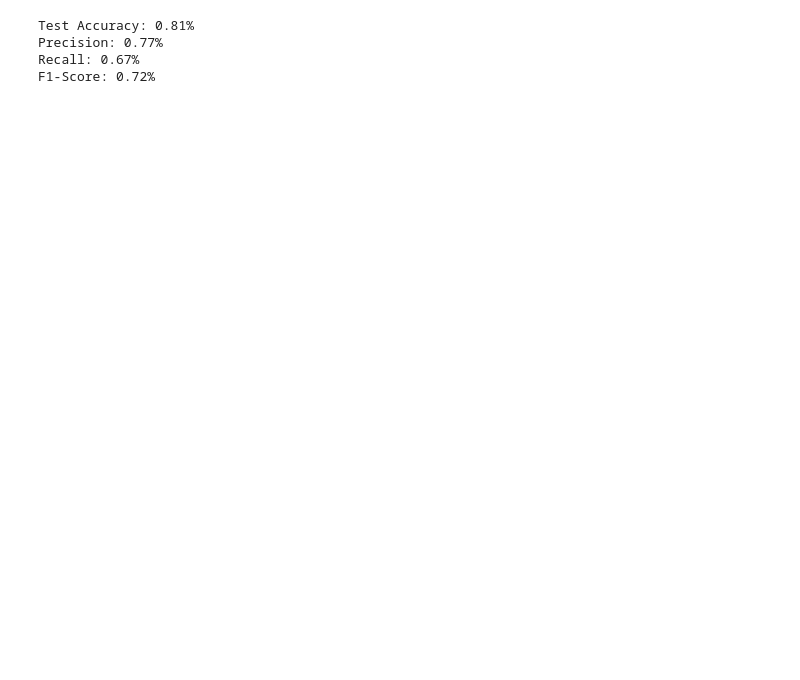
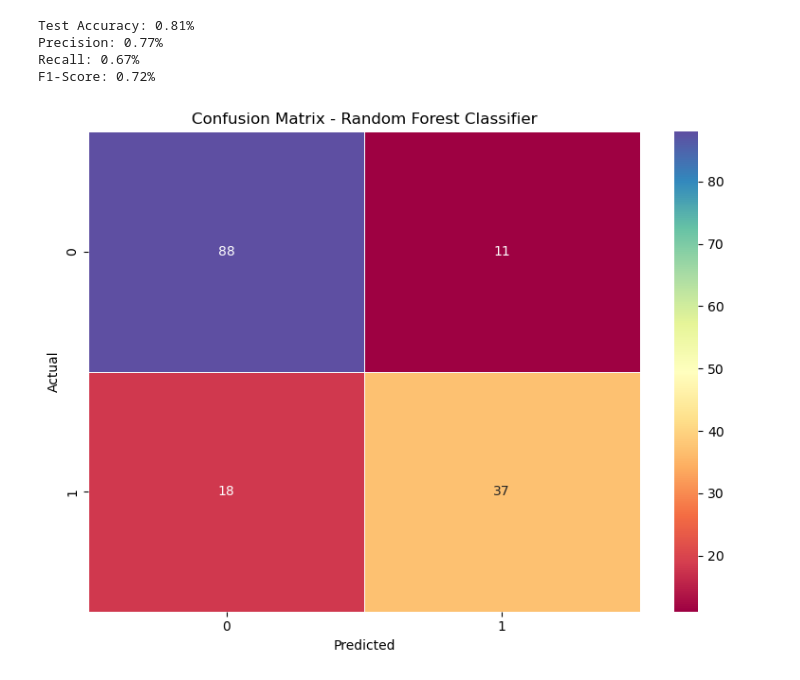
Before and after one commit to aadi654/DLF_Assignments, a Jupyter notebook: Assignment 1/Assignment1.ipynb, the cells around one changed output. Saved outputs shown, nothing was run; the diff lists cells and outputs as text; code cells hidden in the pictures; blank space fills up the shorter version.

```diff
--- a/Assignment 1/Assignment1.ipynb
+++ b/Assignment 1/Assignment1.ipynb
@@ -251,3 +278,18 @@ Test Accuracy: 0.81%
 Precision: 0.77%
 Recall: 0.67%
 F1-Score: 0.72%
+# %%
+# Generate the confusion matrix for Random Forest predictions
+rf_confusion_matrix = confusion_matrix(y_test, y_pred)
+
+# Plot the confusion matrix as a heatmap
+plt.figure(figsize=(8, 6))
+sns.heatmap(rf_confusion_matrix, annot=True, fmt='d', cmap='Spectral', linewidths=0.5)
+plt.title('Confusion Matrix - Random Forest Classifier')
+plt.xlabel('Predicted')
+plt.ylabel('Actual')
+
+plt.tight_layout()
+plt.show()
+# %% [output]
+[figure, added]
```
Also changed, not shown: parts of 7 cells of this notebook.
